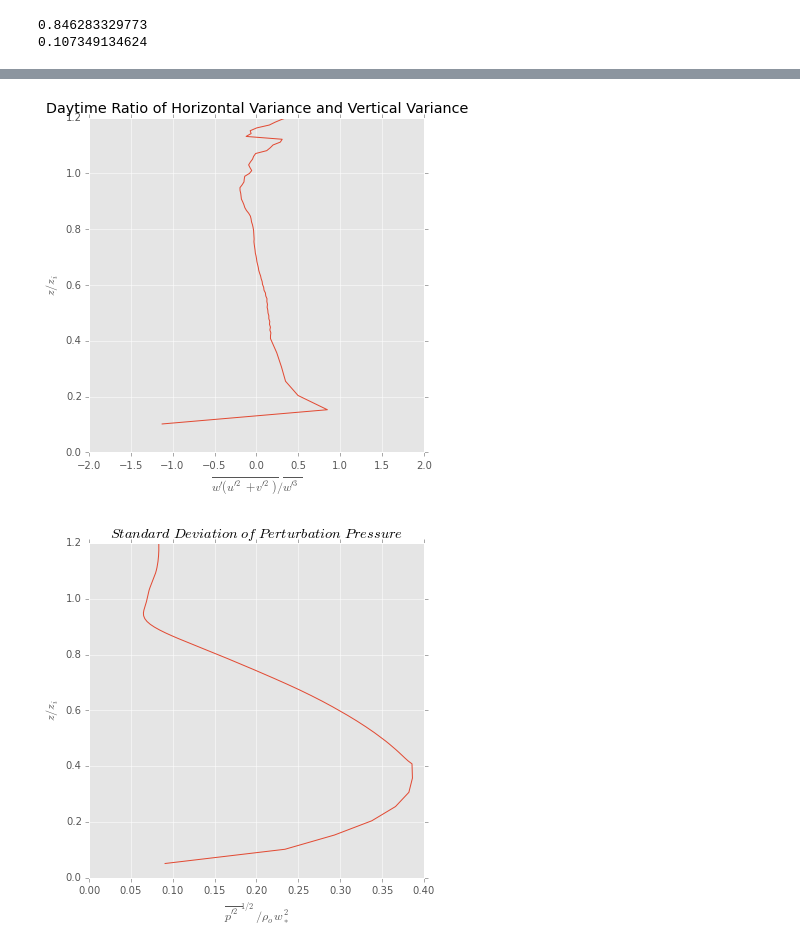
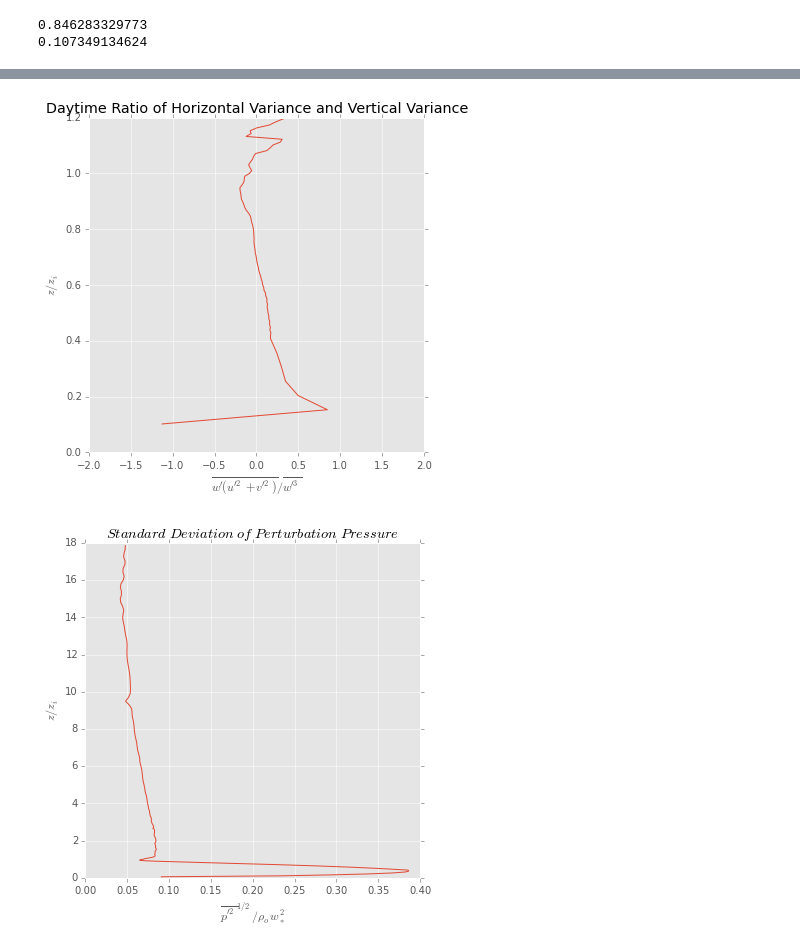
Before and after one commit to tc637/atsc500, a Jupyter notebook: notebooks/TKE_tropical_tim.ipynb, the cells around one changed output, grey strips where cells are left out. Drawn from its saved outputs; the diff is of its cells as text; code cells hidden in the pictures.

```diff
--- a/notebooks/TKE_tropical_tim.ipynb
+++ b/notebooks/TKE_tropical_tim.ipynb
@@ -281,32 +281,32 @@ out=ax.set(title=r'Normalized Vertical Flux of Horizontal Variance',
 
 # fig 5.10b
 fig, ax = plt.subplots(1,1, figsize=(6,6))
 ax.plot((wvelprime**3).mean(axis=2).mean(axis=1)/(2*w_star**3), heights/zi)
 ax.set(ylim=(0, 1.2))
 out=ax.set(title=r'Vertical Flux of Vertical Variance',
            xlabel=r"$\overline{w'^3}/2w^3_*$", ylabel=r'$z/z_i$')
 
 # fig 5.10c
 fig, ax = plt.subplots(1,1, figsize=(6,6))
 ax.plot(horiz_flux_prof/(wvelprime**3).mean(axis=2).mean(axis=1), heights/zi)
 ax.set(ylim=(0, 1.2))
 ax.set(xlim=(-2,2))
 out=ax.set(title=r'Daytime Ratio of Horizontal Variance and Vertical Variance',
            xlabel=r"$\overline{w'(u'^2 + v'^2)}/\overline{w'^3}$", ylabel=r'$z/z_i$')
 
 # fig 5.12
 pp_ens_mean = pp[:,0,:,:,:].mean(axis=0)
 pp_var_profile = ((pp_ens_mean**2).mean(axis=2).mean(axis=1))**(1./2)
 fig, ax = plt.subplots(1,1, figsize=(6,6))
 rho = 1.2
 ax.plot(pp_var_profile/(rho*w_star**2), heights/zi)
-ax.set(ylim=(0, 1.2))
+#ax.set(ylim=(0, 1.2))
 out=ax.set(title=r"$Standard\ Deviation\ of\ Perturbation\ Pressure$",
            xlabel=r"$\overline{p'^2}^{1/2}/\rho_ow^2_*$", ylabel=r'$z/z_i$')
 # %% [output]
 [figure]
 [figure]
 [figure]
 [figure]
 [figure]
-[figure, old version]
+[figure, new version]
```
Also changed, not shown: parts of 1 cell of this notebook.
